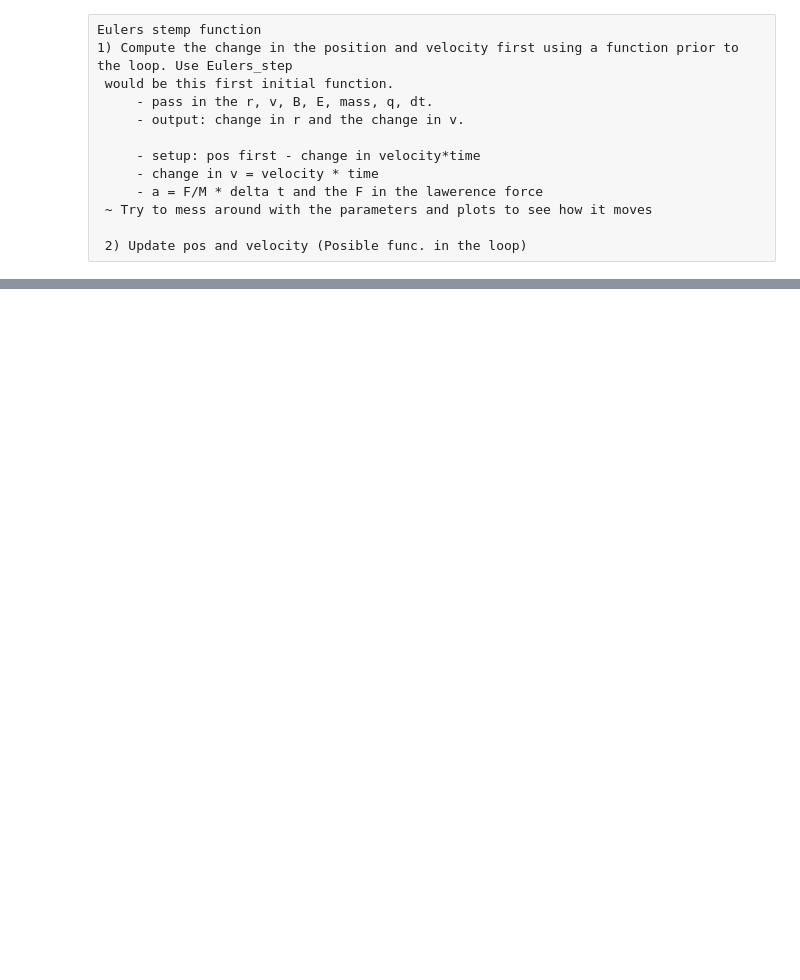
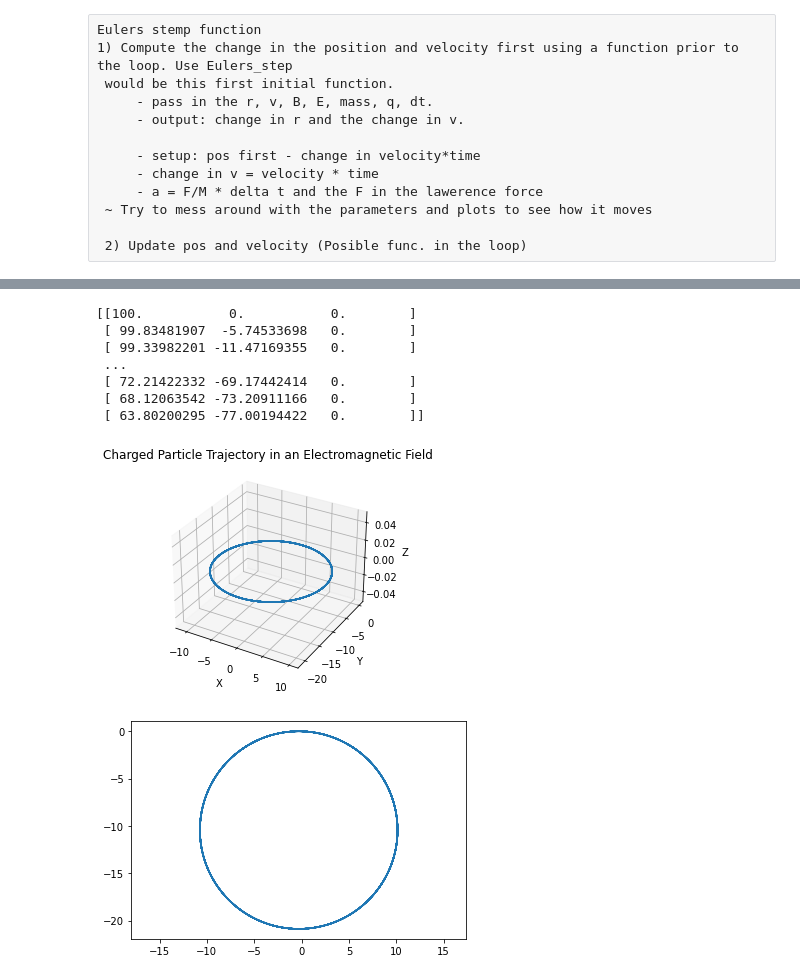
Before and after one commit to Vees3978/Independent_Study, a Jupyter notebook: toy_model.ipynb, the cells around one changed output, grey strips where cells are left out. Drawn from its saved outputs; the diff is of its cells as text; code cells hidden in the pictures; blank space fills up the shorter version.

```diff
--- a/toy_model.ipynb
+++ b/toy_model.ipynb
@@ -154,0 +155,8 @@ plt.show()
+# %%
+## Constants ##
+
+q = 1.6e-19 # Culombs
+m = 1.67e-27  # kg charge of a particle
+dt = 0.006        # s  time step
+steps = 1000
+# the number of steps
@@ -154,0 +212,28 @@ plt.show()
+# %%
+# Example
+r_result, v_result = simulate_charged_particle(q, m, dt, steps, r_0, v_0, B, E)
+print(v_result)
+
+# Plotting the trajectory in 3D
+fig = plt.figure()
+ax = fig.add_subplot(111, projection='3d')
+ax.plot(r_result[:, 0], r_result[:, 1], r_result[:, 2])
+ax.set_xlabel('X')
+ax.set_ylabel('Y')
+ax.set_zlabel('Z')
+ax.set_title('Charged Particle Trajectory in an Electromagnetic Field')
+plt.show()
+
+plt.plot(r_result[:, 0], r_result[:, 1])
+plt.axis('equal')
+plt.show()
+# %% [output]
+[[100.           0.           0.        ]
+ [ 99.83481907  -5.74533698   0.        ]
+ [ 99.33982201 -11.47169355   0.        ]
+ ...
+ [ 72.21422332 -69.17442414   0.        ]
+ [ 68.12063542 -73.20911166   0.        ]
+ [ 63.80200295 -77.00194422   0.        ]]
+[figure, added]
+[figure, added]
```
Also changed, not shown: parts of 10 cells of this notebook.
